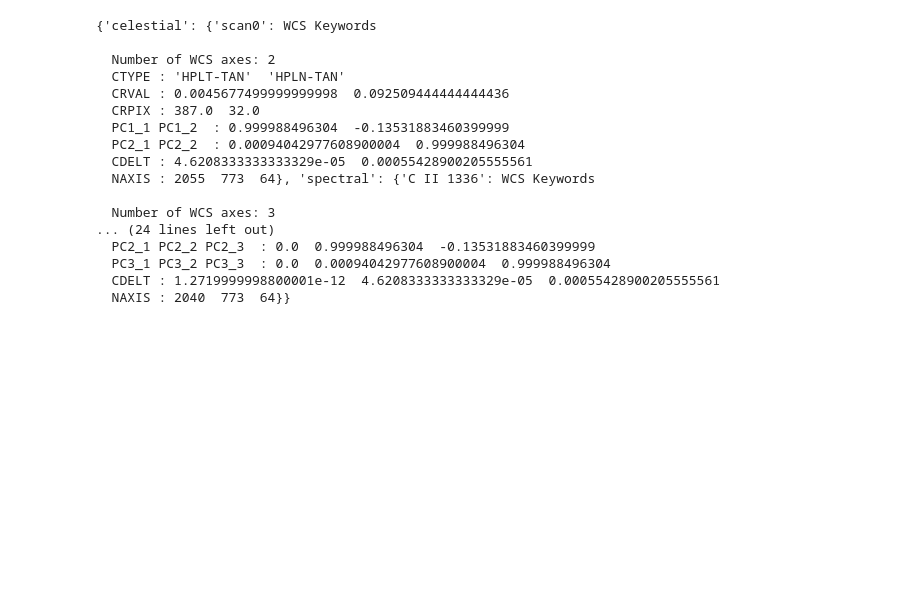
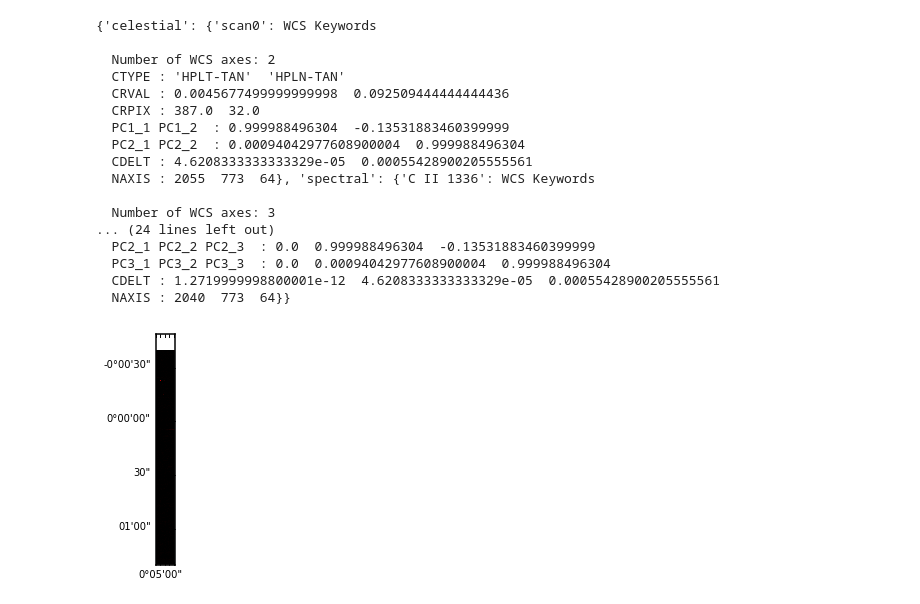
Before and after one commit to abit2/jupyter-notebooks, a Jupyter notebook: raster_initial.ipynb, the cells around one changed output. Drawn from its saved outputs; the diff is of its cells as text; code cells hidden in the pictures; blank space fills up the shorter version.

Commit message:
plotting learning and experimentation

```diff
--- a/raster_initial.ipynb
+++ b/raster_initial.ipynb
@@ -94,3 +94,13 @@ raster.wcs
   PC3_1 PC3_2 PC3_3  : 0.0  0.00094042977608900004  0.999988496304
   CDELT : 1.2719999998800001e-12  4.6208333333333329e-05  0.00055428900205555561
   NAXIS : 2040  773  64}}
+# %%
+data = raster.data[windows[0]].data
+wcs = raster.wcs['spectral'][windows[0]]
+fig = plt.figure()
+ax = fig.add_axes([0.1, 0.1, 0.8, 0.8], projection=wcs, slices=(10, 'y', 'x'))
+ax.coords[2].set_ticks(exclude_overlapping=True)
+ax.imshow(data[:, :, 10].transpose(), vmin=0, cmap=plt.cm.gist_heat)
+plt.show()
+# %% [output]
+[figure, added]
```
